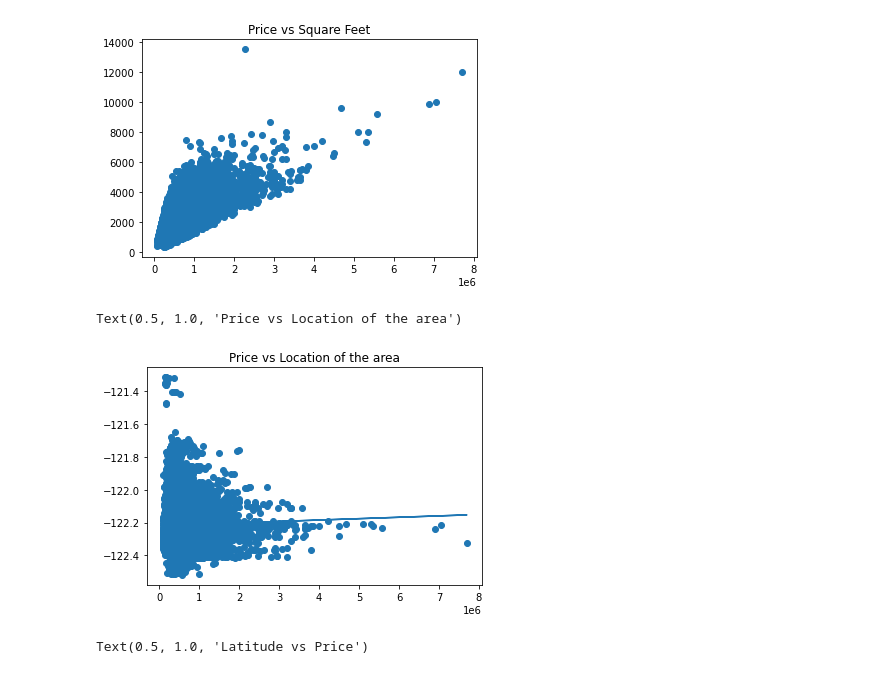
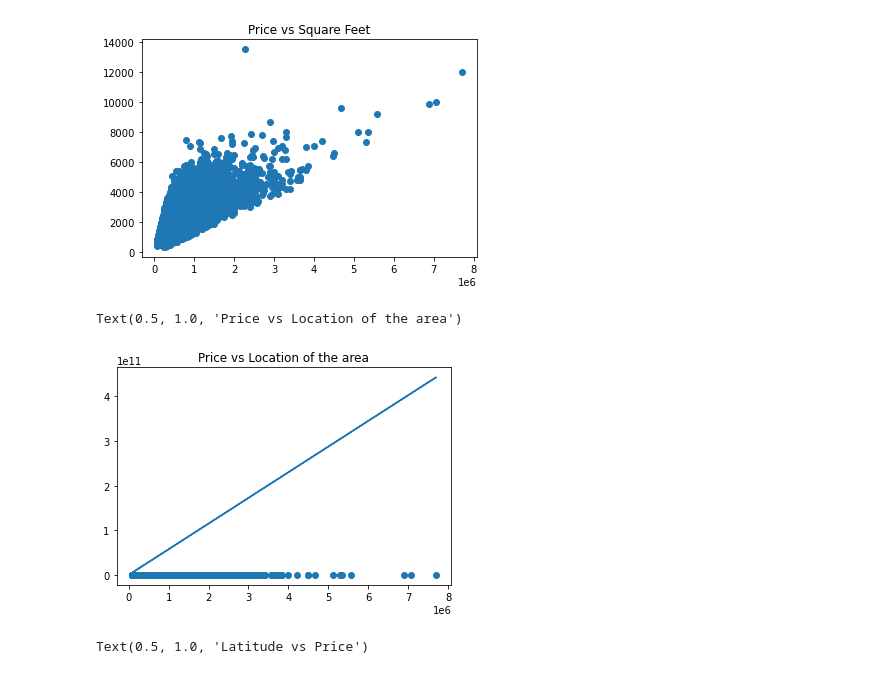
Before and after one commit to AmosMaru/phase_2_project, a Jupyter notebook: kc_house_2.ipynb, the cells around one changed output. Saved outputs shown, nothing was run; the diff lists cells and outputs as text; code cells hidden in the pictures.

```diff
--- a/kc_house_2.ipynb
+++ b/kc_house_2.ipynb
@@ -146,3 +267,5 @@ Which is the most common house (Bedroom wise)
+# %%
+data = data[data['bedrooms'] < 6]
 # %%
 data['bedrooms'].value_counts().plot(kind='bar')
 plt.title('number of Bedroom')
@@ -157,0 +313,2 @@ For a builder having this data , He can make a new building with more 3 and 4 be
+# %%
+data = data[data['sqft_living'] < 4000]
@@ -271,13 +451,13 @@ Text(0.5, 1.0, 'Price vs Square Feet')
 # %%
 x=data.price
 y=data.long
 plt.scatter(data.price,data.long)
-a, b = np.polyfit(data.price, data.long, 1)
+a, b = np.polyfit(data.long, data.price, 1)
 plt.plot(x, a*x+b)
 plt.title("Price vs Location of the area")
 # %% [output]
 Text(0.5, 1.0, 'Price vs Location of the area')
-[figure, old version]
+[figure, new version]
 # %%
 # plot
 plt.scatter(data.price,data.lat)
```
Also changed, not shown: parts of 43 cells of this notebook, 2 other files.
